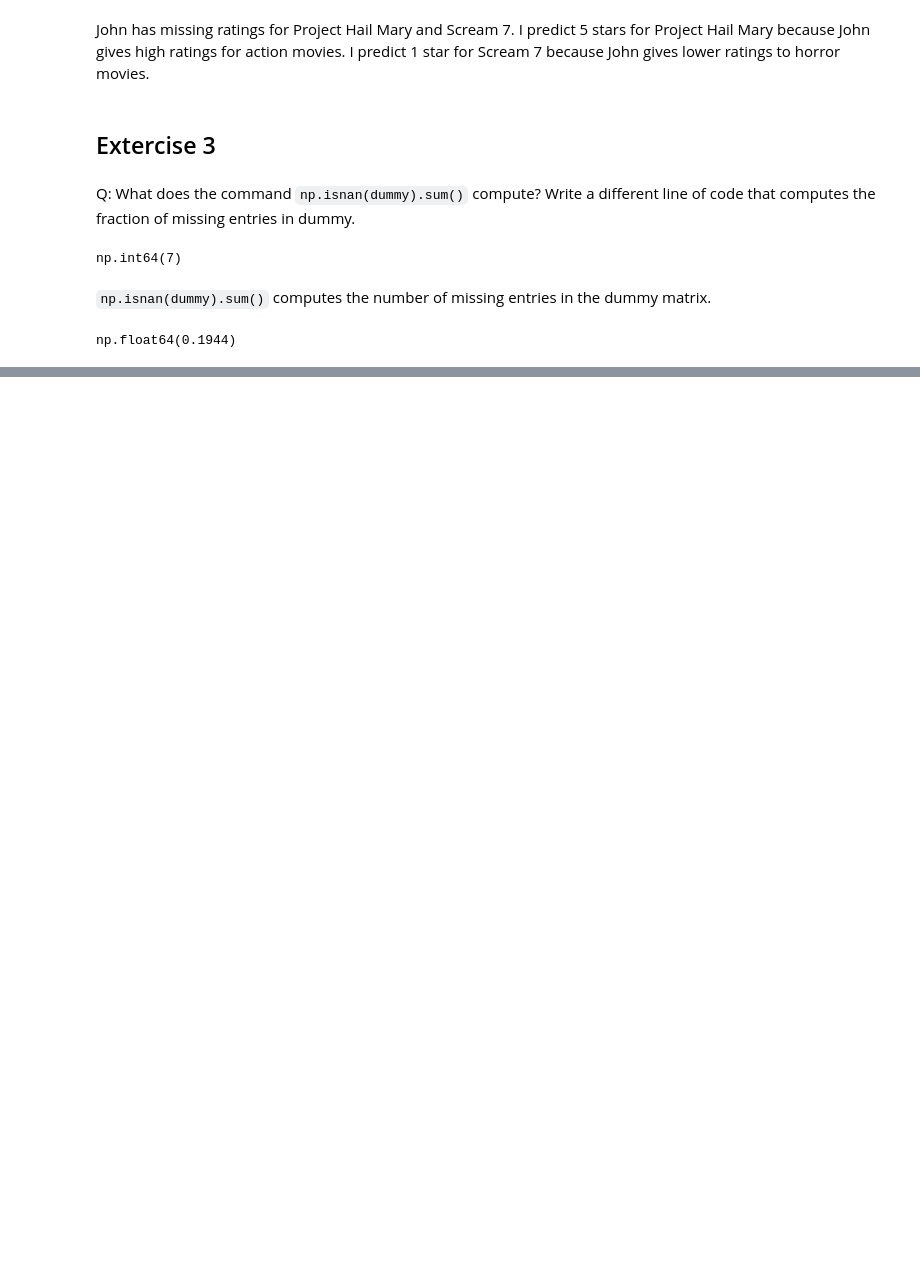
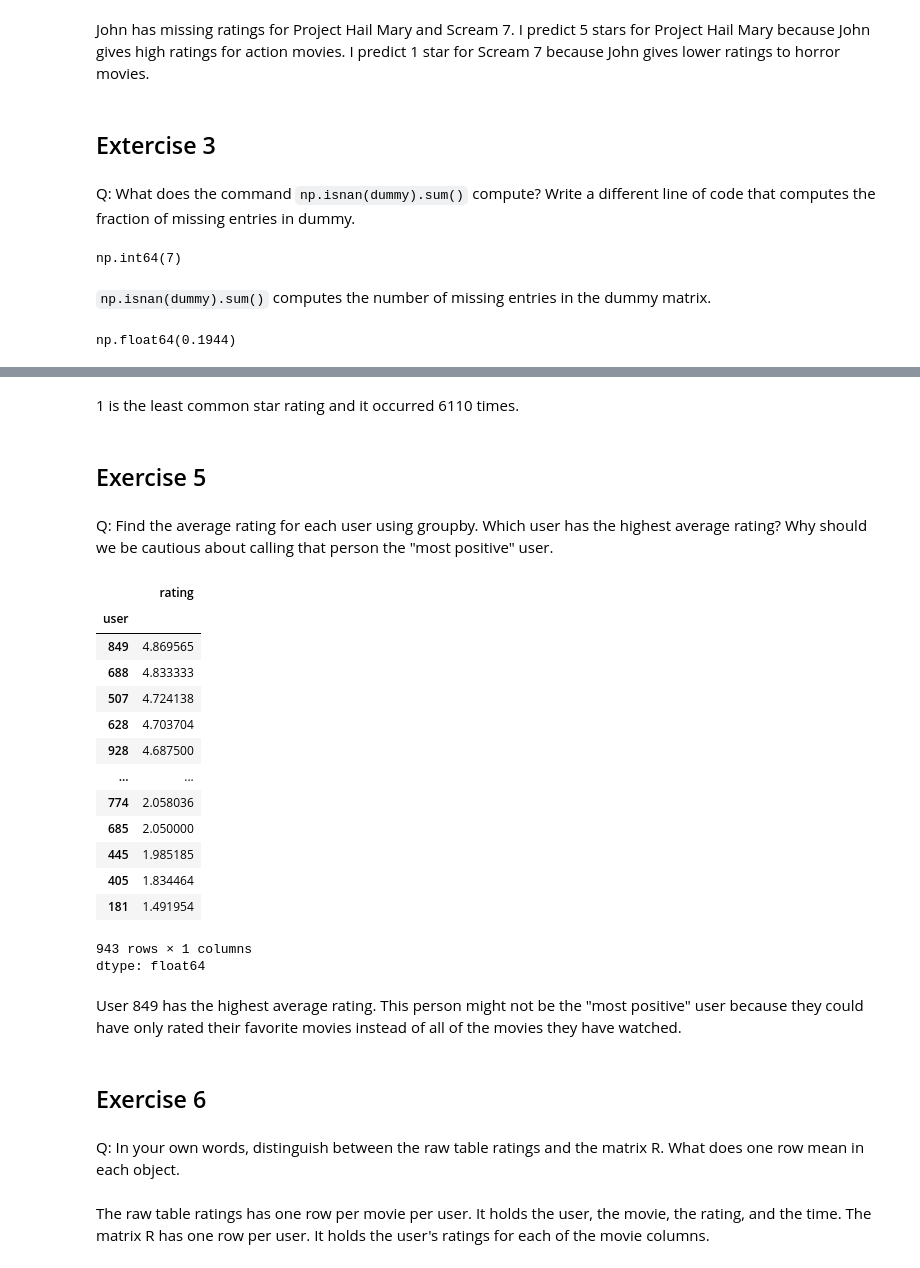
Before and after one commit to lilydeller/Math344-Project, a Jupyter notebook: notebooks/01_ratings_matrix.ipynb, the cells around one changed output, grey strips where cells are left out. Saved outputs shown, nothing was run; the diff lists cells and outputs as text; code cells hidden in the pictures; blank space fills up the shorter version.

Commit message:
Exercises 4, 5, and 6

```diff
--- a/notebooks/01_ratings_matrix.ipynb
+++ b/notebooks/01_ratings_matrix.ipynb
@@ -243,0 +255,32 @@ np.float64(0.1944)
+# %% [markdown]
+1 is the least common star rating and it occurred 6110 times.
+# %% [markdown]
+## Exercise 5
+# %% [markdown]
+Q: Find the average rating for each user using groupby. Which user has the highest average rating? Why should we be cautious about calling that person the "most positive" user.
+# %%
+ratings.groupby('user')['rating'].mean().sort_values(ascending=False)
+# %% [output]
+|  | rating |
+| user |  |
+| 849 | 4.869565 |
+| 688 | 4.833333 |
+| 507 | 4.724138 |
+| 628 | 4.703704 |
+| 928 | 4.687500 |
+| ... | ... |
+| 774 | 2.058036 |
+| 685 | 2.050000 |
+| 445 | 1.985185 |
+| 405 | 1.834464 |
+| 181 | 1.491954 |
+943 rows × 1 columns
+dtype: float64
+# %% [markdown]
+User 849 has the highest average rating. This person might not be the "most positive" user because they could have only rated their favorite movies instead of all of the movies they have watched.
+# %% [markdown]
+## Exercise 6
+# %% [markdown]
+Q: In your own words, distinguish between the raw table ratings and the matrix R. What does one row mean in each object.
+# %% [markdown]
+The raw table ratings has one row per movie per user. It holds the user, the movie, the rating, and the time. The matrix R has one row per user. It holds the user's ratings for each of the movie columns.
```
Also changed, not shown: parts of 3 cells of this notebook.
